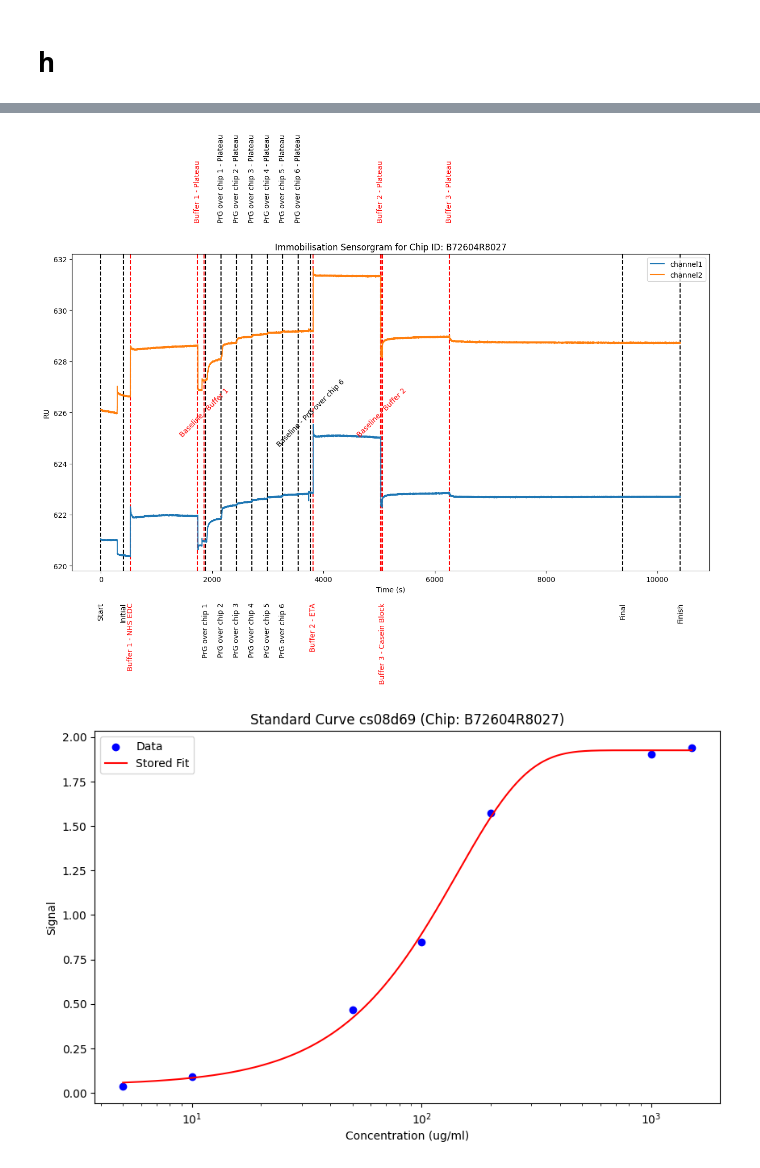
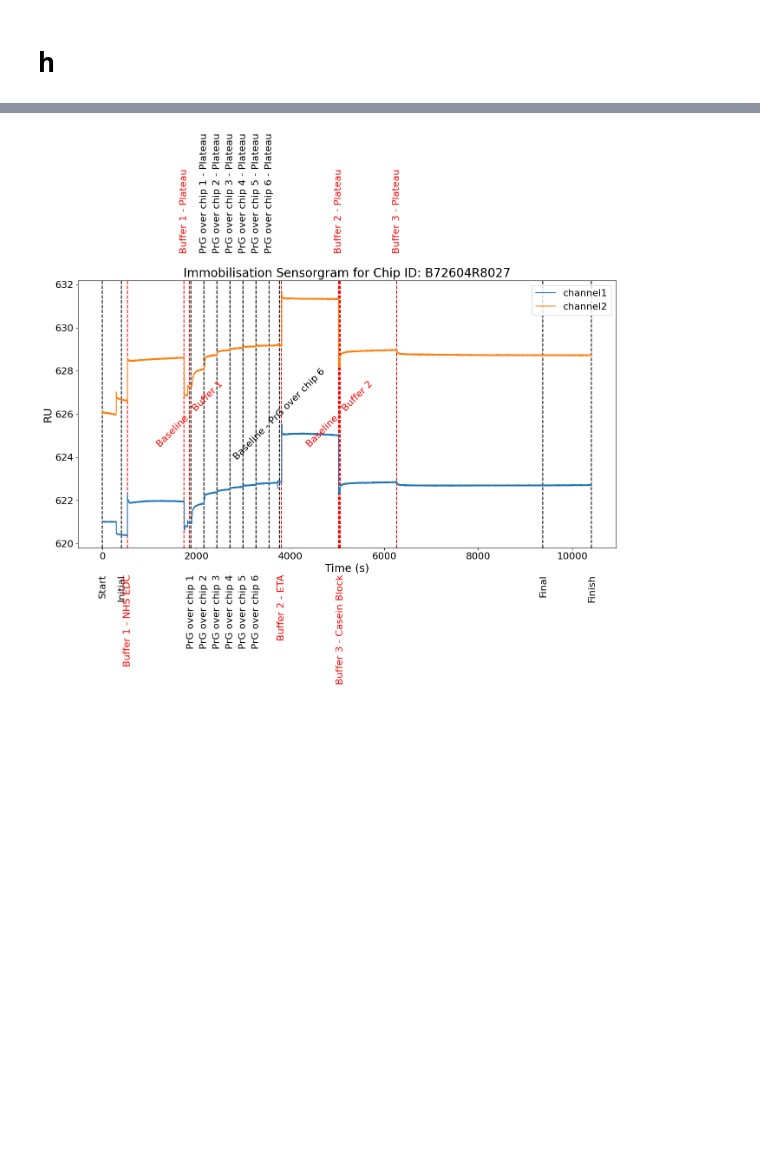
Before and after one commit to Callum88997/Causeway-Sensors, a Jupyter notebook: titan_analysis.ipynb, the cells around one changed output, grey strips where cells are left out. Cells and saved outputs as stored; diff of their text form; code cells hidden in the pictures; blank space fills up the shorter version.

```diff
--- a/titan_analysis.ipynb
+++ b/titan_analysis.ipynb
@@ -3190,6 +3190,15 @@ Ch1 and Ch2 ended same: 0
 # h
 # %%
 from scripts.setup_functions import plot_flags_on_sensorgrams
+# %%
+plt.rcParams.update({
+    'font.size': 18,
+    'axes.titlesize': 22,
+    'axes.labelsize': 20,
+    'xtick.labelsize': 18,
+    'ytick.labelsize': 18,
+    'legend.fontsize': 18
+})
 # %%
 for row in tables['pel_upload'].itertuples():
 
@@ -3233,72 +3242,4 @@ for row in tables['pel_upload'].itertuples():
 
     plot_flags_on_sensorgrams(pel_sensorgram, times, flags_list, title = 'PEL Sensorgram for Chip ID: ' + row.chip_id)
     plot_flags_on_sensorgrams(immob_sens, immob_flags['time'], immob_flags['information'], title = 'Immobilisation Sensorgram for Chip ID: ' + row.chip_id, colours=['r' if 'Buffer' in str(lbl) else 'k' for lbl in immob_flags['information']])
-
-    def parse_delimited(s):
-        '''Parses a delimited string field into a list of numeric values.
-
-        Args:
-            s (str): Serialised list from a standard-curve record.
-
-        Returns:
-            list[float]: Parsed numeric values.
-        '''
-
-        sep = '|' if '|' in str(s) else ','
-        return [float(v) for v in str(s).split(sep)]
-
-    data_points_SC = {}
-
-    # Loops through each row in the dataframe
-    for row in sc.itertuples():
-
-        x = parse_delimited(row.x_csv)
-        y = parse_delimited(row.y_csv)
-
-        # Checks for mismatched coordinates
-        if len(x) != len(y):
-            print(f'Row {row.Index}: mismatched x/y lengths ({len(x)} vs {len(y)})')
-
-        # Standardises the time string format and converts it to a datetime object
-        time_str = str(row.time).strip()
-
-        if '-' in time_str and ':' not in time_str:
-            time_str = time_str.replace('-', ':')
-
-        dt = pd.to_datetime(f'{row.date} {time_str}', format='%Y-%m-%d %H:%M:%S', errors='coerce')
-
-        data_points_SC[row.standard_curve_uuid] = {
-            'x': x,
-            'y': y,
-            'chip_id': row.chip_id,
-            'fit_model': row.fit_model,
-            'a': row.a,
-            'b': row.b,
-            'c': row.c,
-            'd': row.d,
-            'e': row.e,
-            'datetime': dt
-        }
-
-    for key, data in data_points_SC.items():
-        # Generates logarithmic points to plot the smooth fitted curve
-        x_pts = np.logspace(np.log10(min(data['x'])), np.log10(max(data['x'])), 1000)
-
-        # Evaluates the five-parameter logistic model using stored parameters
-        if data['fit_model'] == '5PL':
-            y_pts = five_pl(x_pts, data['a'], data['d'], data['c'], data['b'], data['e'])
-        else:
-            y_pts = four_pl(x_pts, data['a'], data['d'], data['c'], data['b'])
-
-        # Plots measured standard-curve points against the stored fit parameters
-        plt.figure(figsize=(10, 6))
-        plt.scatter(data['x'], data['y'], label='Data', color='blue')
-        plt.plot(x_pts, y_pts, color='red', label='Stored Fit')
-
-        plt.xscale('log')
-        plt.title(f"Standard Curve {key} (Chip: {data['chip_id']})")
-        plt.xlabel('Concentration (ug/ml)')
-        plt.ylabel('Signal')
-        plt.legend()
-        plt.show()
 # %% [output]
@@ -3306,2 +3247 @@ for row in tables['pel_upload'].itertuples():
-[figure, old version]
+[figure, new version]
-[figure, removed]
```
Also changed, not shown: parts of 4 cells of this notebook, 1 other file.
